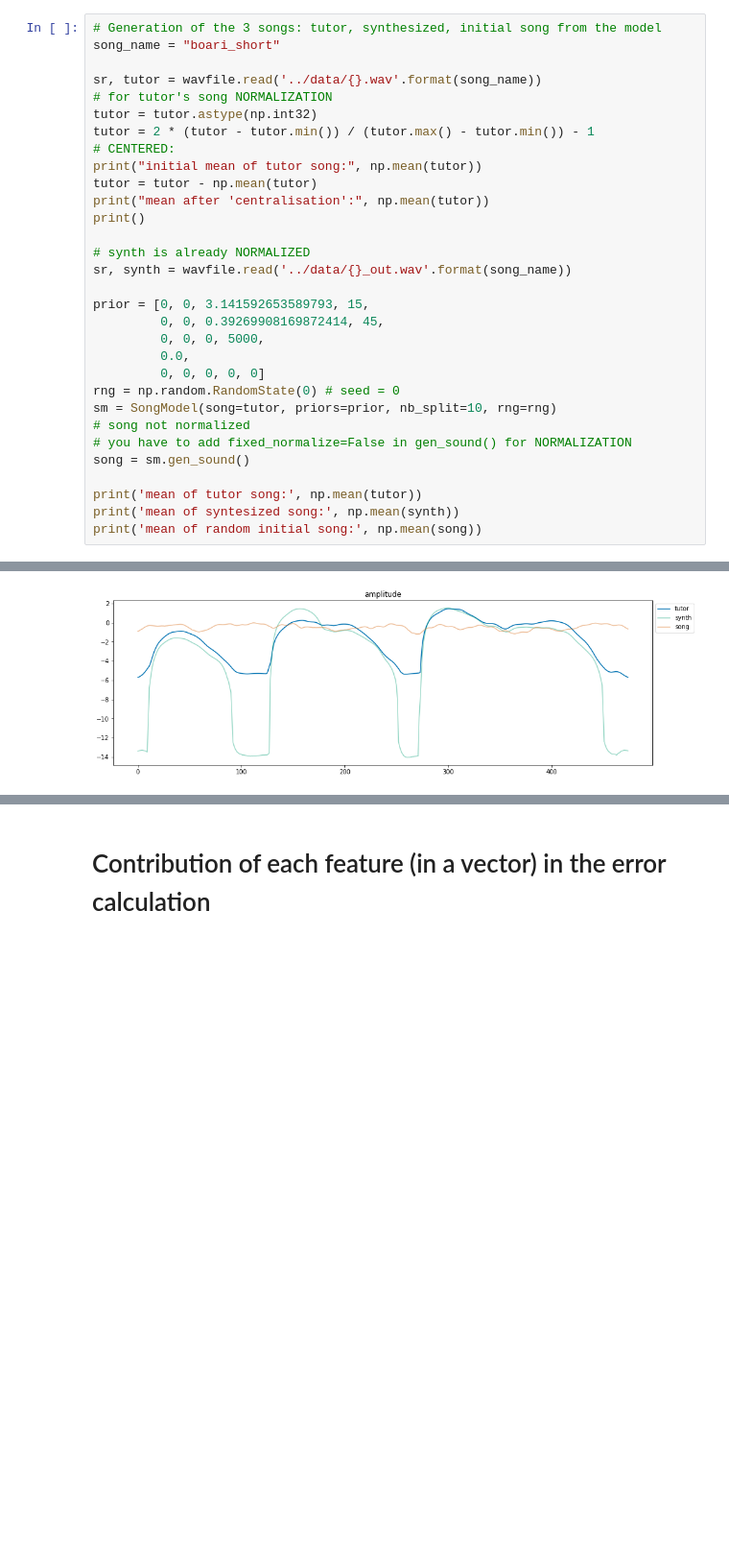
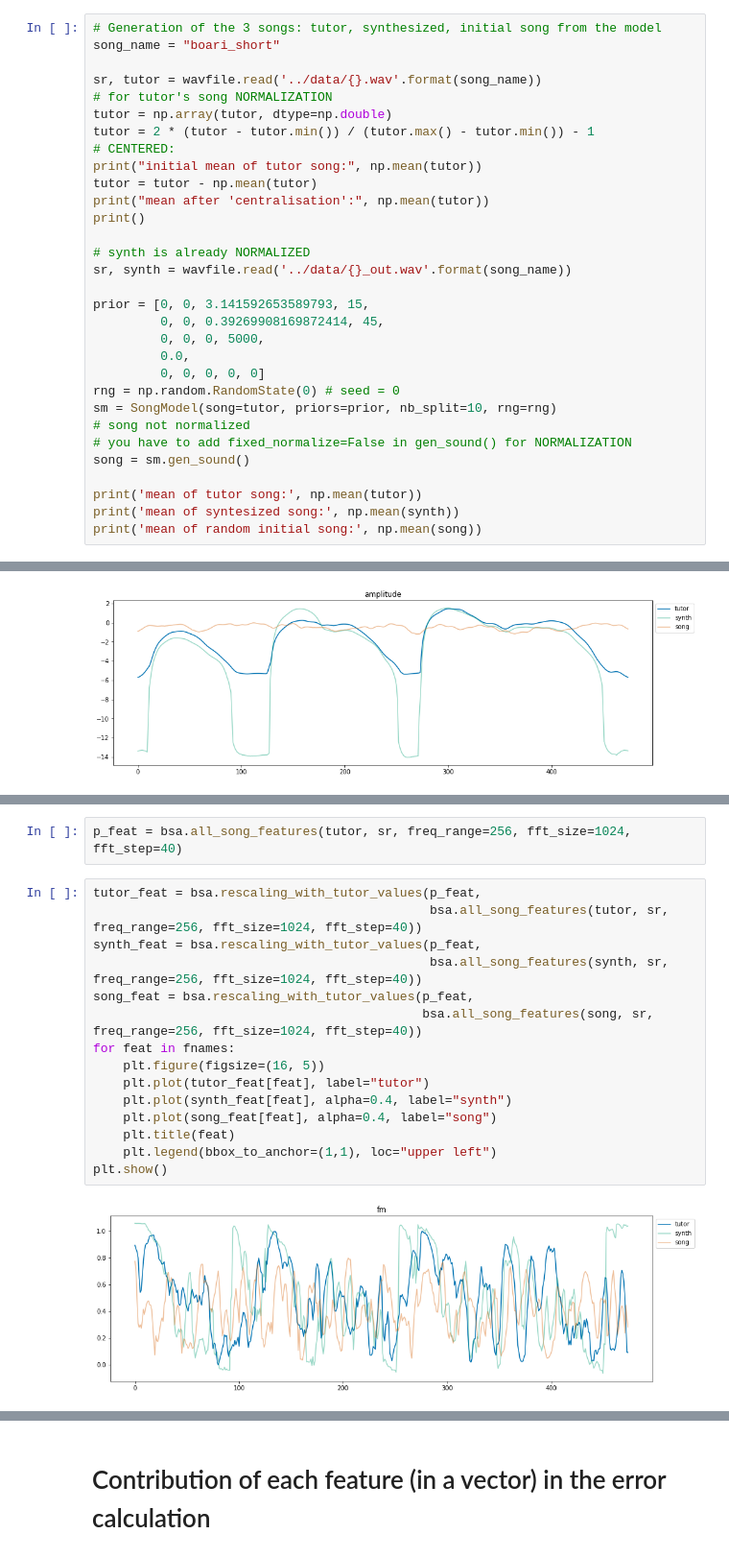
Before and after one commit to gnouveau/birdsonglearningmodel, a Jupyter notebook: analysis/cmp_init_song_model_and_synth_scores_NORMALIZED_CENTERED.ipynb, the cells around one changed output, grey strips where cells are left out. Shown at 96% size. Saved outputs shown, nothing was run; the diff lists cells and outputs as text; blank space fills up the shorter version.

```diff
--- a/analysis/cmp_init_song_model_and_synth_scores_NORMALIZED_CENTERED.ipynb
+++ b/analysis/cmp_init_song_model_and_synth_scores_NORMALIZED_CENTERED.ipynb
@@ -55,7 +41,7 @@ song_name = "boari_short"
 
 sr, tutor = wavfile.read('../data/{}.wav'.format(song_name))
 # for tutor's song NORMALIZATION
-tutor = tutor.astype(np.int32)
+tutor = np.array(tutor, dtype=np.double)
 tutor = 2 * (tutor - tutor.min()) / (tutor.max() - tutor.min()) - 1
 # CENTERED:
 print("initial mean of tutor song:", np.mean(tutor))
@@ -272,0 +192,19 @@ song: min = -1.196990285364481, max = -0.029455438980631344
+# %%
+p_feat = bsa.all_song_features(tutor, sr, freq_range=256, fft_size=1024, fft_step=40)
+# %%
+tutor_feat = bsa.rescaling_with_tutor_values(p_feat,
+                                             bsa.all_song_features(tutor, sr, freq_range=256, fft_size=1024, fft_step=40))
+synth_feat = bsa.rescaling_with_tutor_values(p_feat,
+                                             bsa.all_song_features(synth, sr, freq_range=256, fft_size=1024, fft_step=40))
+song_feat = bsa.rescaling_with_tutor_values(p_feat,
+                                            bsa.all_song_features(song, sr, freq_range=256, fft_size=1024, fft_step=40))
+for feat in fnames:
+    plt.figure(figsize=(16, 5))
+    plt.plot(tutor_feat[feat], label="tutor")
+    plt.plot(synth_feat[feat], alpha=0.4, label="synth")
+    plt.plot(song_feat[feat], alpha=0.4, label="song")
+    plt.title(feat)
+    plt.legend(bbox_to_anchor=(1,1), loc="upper left")
+plt.show()
+# %% [output]
+[figure, added]
```
Also changed, not shown: parts of 14 cells of this notebook, 6 other files.
